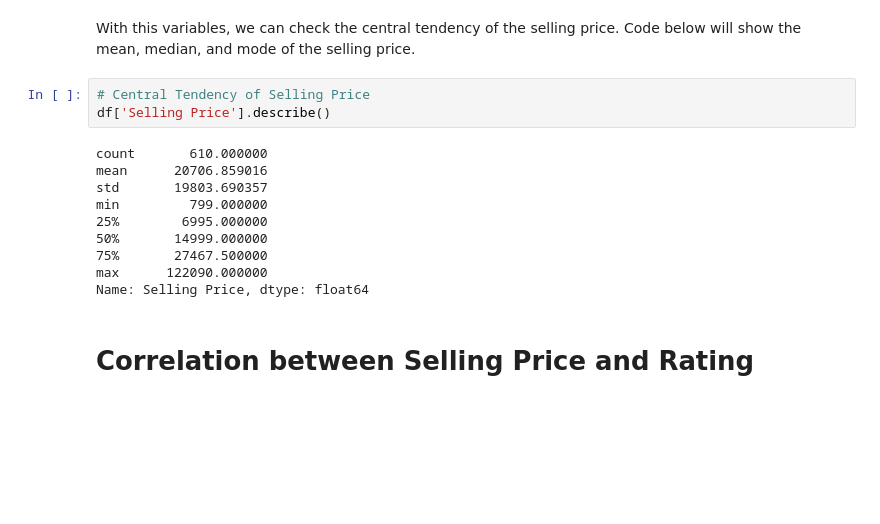
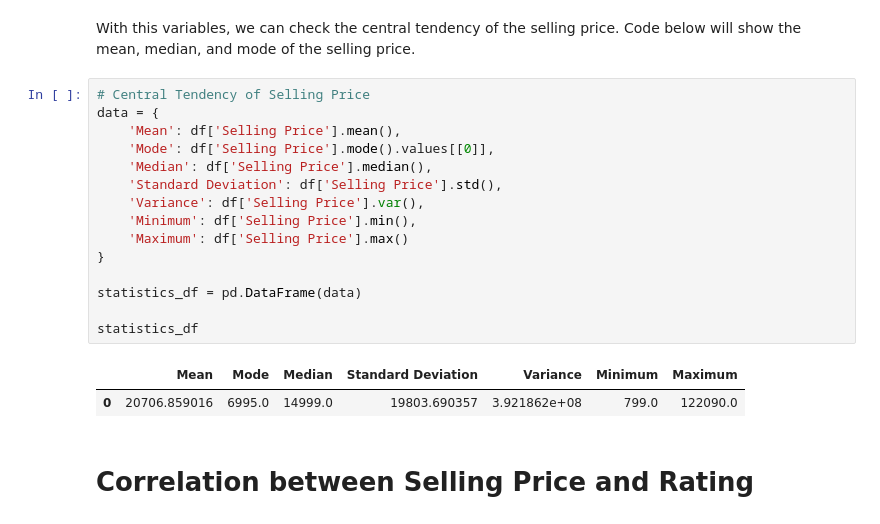
Before and after one commit to stevensa1/Steven-Data-Analyst-Assigments, a Jupyter notebook: Tugas Individu 3/Tugas Individu 3.ipynb, the cells around one changed output. Saved outputs shown, nothing was run; the diff lists cells and outputs as text; blank space fills up the shorter version.

```diff
--- a/Tugas Individu 3/Tugas Individu 3.ipynb
+++ b/Tugas Individu 3/Tugas Individu 3.ipynb
@@ -101,19 +101,24 @@ dtypes: float64(3), int64(1), object(7)
 memory usage: 52.6+ KB
 # %% [markdown]
 With this variables, we can check the central tendency of the selling price. Code below will show the mean, median, and mode of the selling price.
-# %%
-# Central Tendency of Selling Price
-df['Selling Price'].describe()
-# %% [output]
-count       610.000000
-mean      20706.859016
-std       19803.690357
-min         799.000000
-25%        6995.000000
-50%       14999.000000
-75%       27467.500000
-max      122090.000000
-Name: Selling Price, dtype: float64
+# %%
+# Central Tendency of Selling Price
+data = {
+    'Mean': df['Selling Price'].mean(),
+    'Mode': df['Selling Price'].mode().values[[0]],
+    'Median': df['Selling Price'].median(),
+    'Standard Deviation': df['Selling Price'].std(),
+    'Variance': df['Selling Price'].var(),
+    'Minimum': df['Selling Price'].min(),
+    'Maximum': df['Selling Price'].max()
+}
+
+statistics_df = pd.DataFrame(data)
+
+statistics_df
+# %% [output]
+|  | Mean | Mode | Median | Standard Deviation | Variance | Minimum | Maximum |
+| 0 | 20706.859016 | 6995.0 | 14999.0 | 19803.690357 | 3.921862e+08 | 799.0 | 122090.0 |
 # %% [markdown]
 # Correlation between Selling Price and Rating
 # %% [markdown]
```
